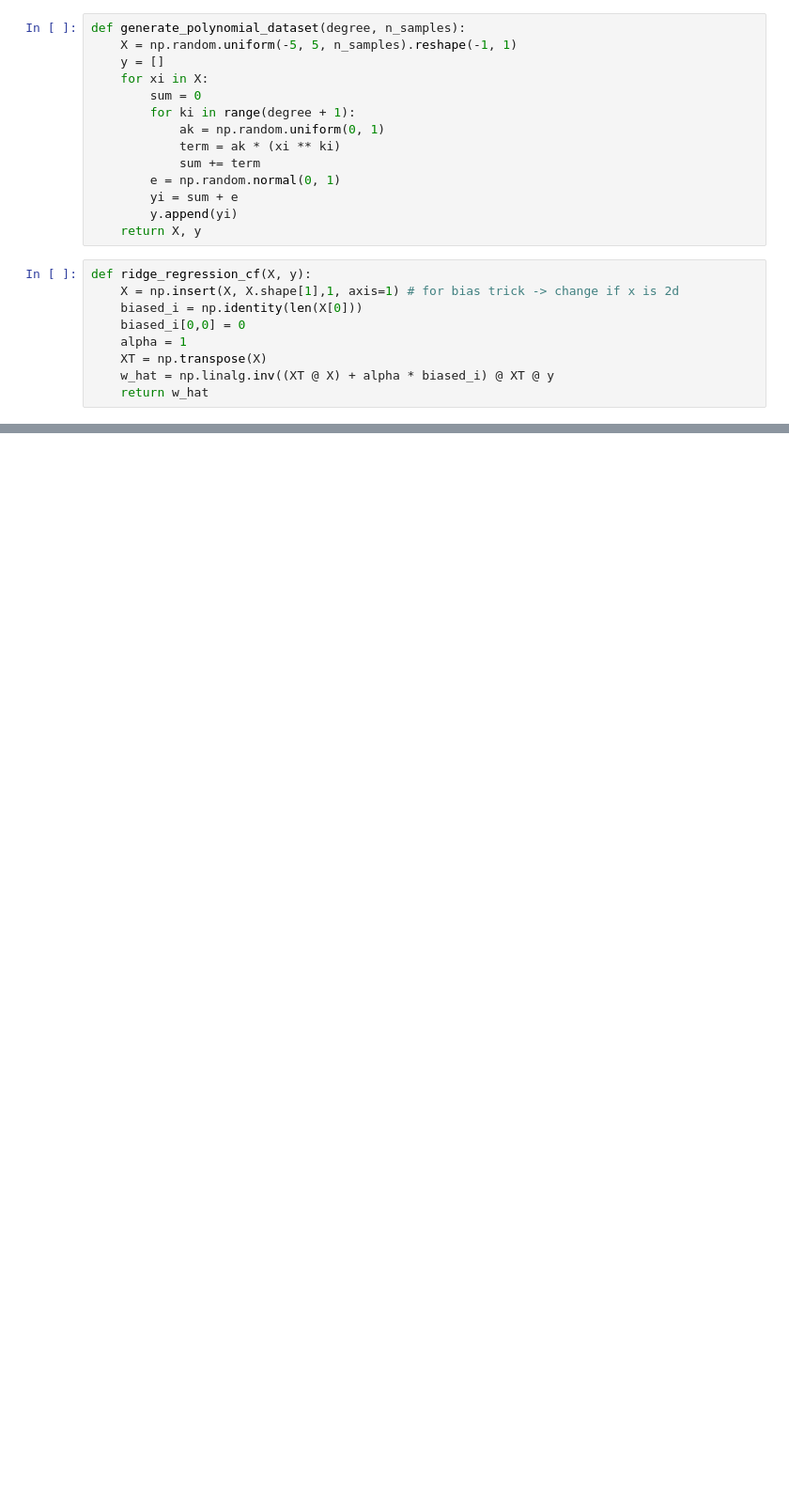
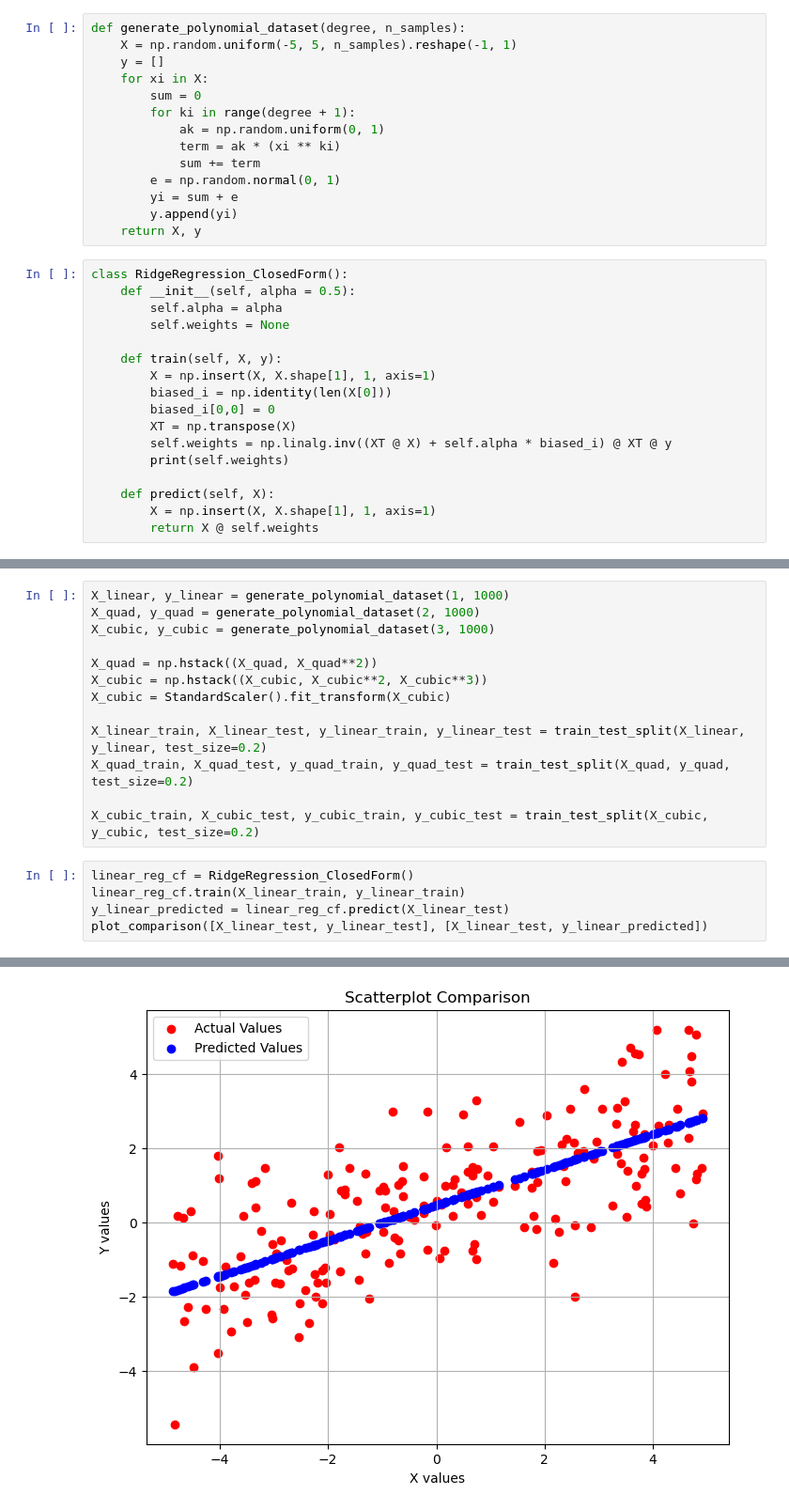
Before and after one commit to b0b3000/MachineLearningProject1, a Jupyter notebook: project.ipynb, the cells around one changed output, grey strips where cells are left out. Shown: that part at 94% size. Saved outputs shown, nothing was run; the diff lists cells and outputs as text; blank space fills up the shorter version.

```diff
--- a/project.ipynb
+++ b/project.ipynb
@@ -48,11 +61,19 @@ def generate_polynomial_dataset(degree, n_samples):
         y.append(yi)
     return X, y
 # %%
-def ridge_regression_cf(X, y):
-    X = np.insert(X, X.shape[1],1, axis=1) # for bias trick -> change if x is 2d
-    biased_i = np.identity(len(X[0]))
-    biased_i[0,0] = 0
-    alpha = 1
-    XT = np.transpose(X)
-    w_hat = np.linalg.inv((XT @ X) + alpha * biased_i) @ XT @ y
-    return w_hat
+class RidgeRegression_ClosedForm():
+    def __init__(self, alpha = 0.5):
+        self.alpha = alpha
+        self.weights = None
+
+    def train(self, X, y):
+        X = np.insert(X, X.shape[1], 1, axis=1)
+        biased_i = np.identity(len(X[0]))
+        biased_i[0,0] = 0
+        XT = np.transpose(X)
+        self.weights = np.linalg.inv((XT @ X) + self.alpha * biased_i) @ XT @ y
+        print(self.weights)
+
+    def predict(self, X):
+        X = np.insert(X, X.shape[1], 1, axis=1)
+        return X @ self.weights
@@ -69,0 +80,19 @@ print(w_hat)
+# %%
+X_linear, y_linear = generate_polynomial_dataset(1, 1000)
+X_quad, y_quad = generate_polynomial_dataset(2, 1000)
+X_cubic, y_cubic = generate_polynomial_dataset(3, 1000)
+
+X_quad = np.hstack((X_quad, X_quad**2))
+X_cubic = np.hstack((X_cubic, X_cubic**2, X_cubic**3))
+X_cubic = StandardScaler().fit_transform(X_cubic)
+
+X_linear_train, X_linear_test, y_linear_train, y_linear_test = train_test_split(X_linear, y_linear, test_size=0.2)
+X_quad_train, X_quad_test, y_quad_train, y_quad_test = train_test_split(X_quad, y_quad, test_size=0.2)
+
+X_cubic_train, X_cubic_test, y_cubic_train, y_cubic_test = train_test_split(X_cubic, y_cubic, test_size=0.2)
+# %%
+linear_reg_cf = RidgeRegression_ClosedForm()
+linear_reg_cf.train(X_linear_train, y_linear_train)
+y_linear_predicted = linear_reg_cf.predict(X_linear_test)
+plot_comparison([X_linear_test, y_linear_test], [X_linear_test, y_linear_predicted])
+# %% [output]
@@ -69,0 +101 @@ print(w_hat)
+[figure, added]
```
Also changed, not shown: parts of 13 cells of this notebook.
